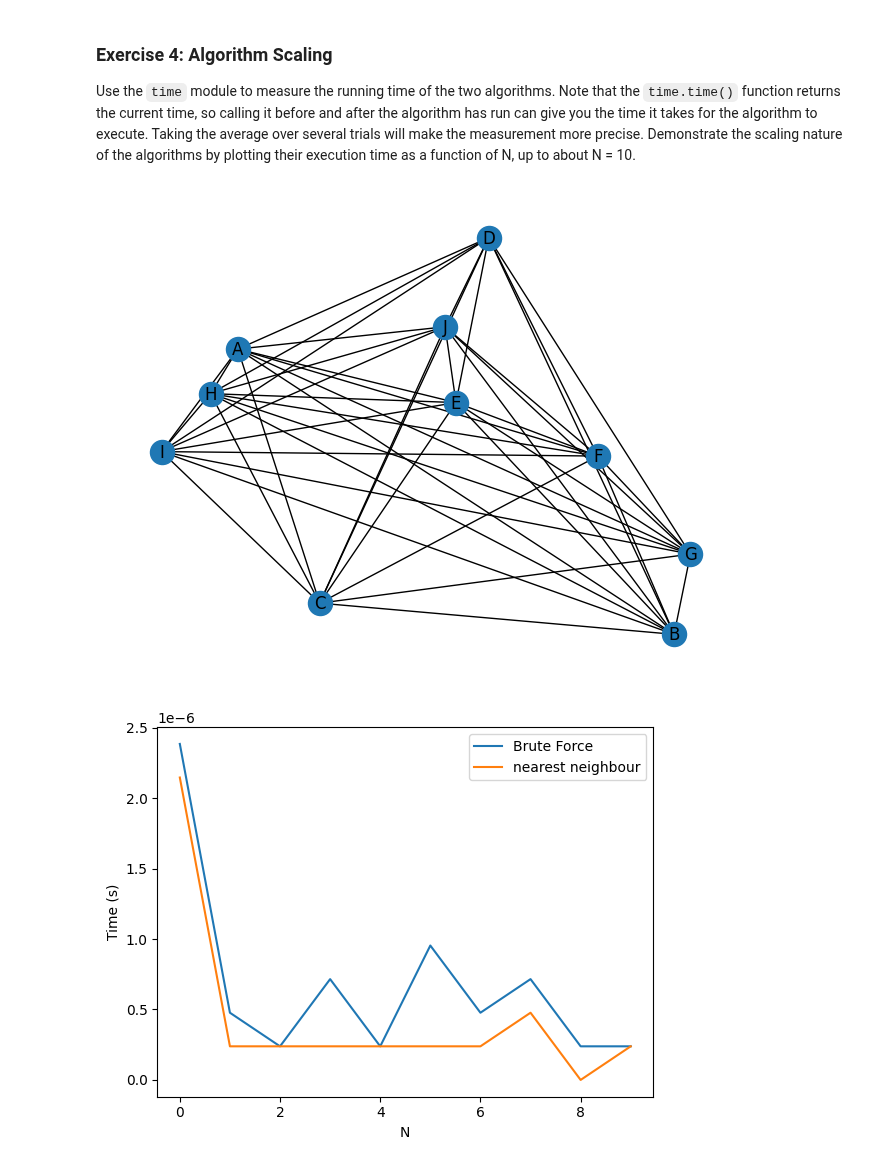
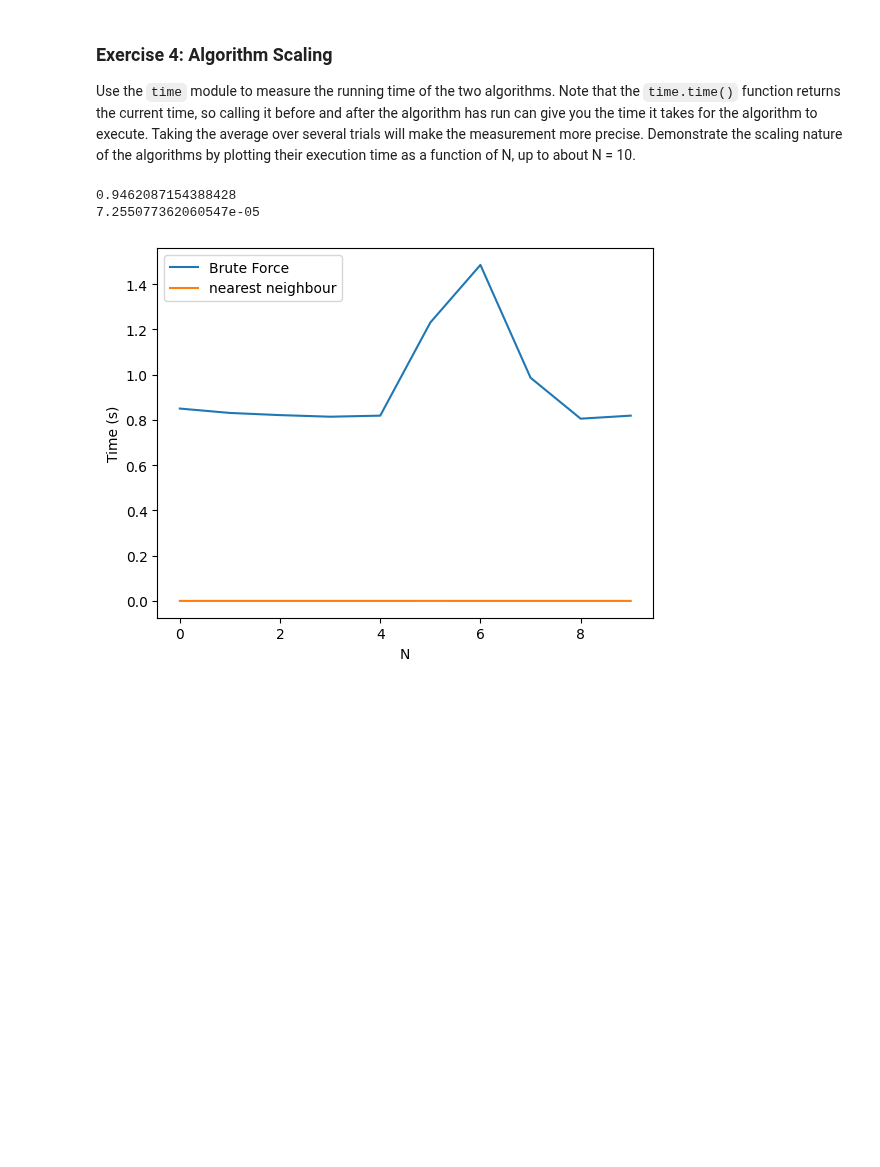
Before and after one commit to MarlaS02/comp215, a Jupyter notebook: labs/lab05_scaling.ipynb, the cells around one changed output. Drawn from its saved outputs; the diff is of its cells as text; code cells hidden in the pictures; blank space fills up the shorter version.

```diff
--- a/labs/lab05_scaling.ipynb
+++ b/labs/lab05_scaling.ipynb
@@ -39,12 +39,6 @@ def setup_map(N, seed=1):
   city_names = [chr(65 + i) for i in range(N)]
   city_map = dict(zip(city_names, city_locations))
   return city_map
-
-def graph_map(city_map):
-  ''' graph the map of cities using networkx'''
-  G = nx.Graph()
-  G.add_nodes_from(city_map)
-  nx.draw(G, city_map, with_labels=True)
 
 def distance(city1, city2, city_map):
   ''' Returns the distance between two cities on a map'''
@@ -60,21 +54,21 @@ def calculate_distances(city_map):
           if city1 != city2:
               # this will have duplicate distances (A,B) and (B,A)
               # these duplicates make the algorithm implememntation simpler
-              calculated_distance = distance(city1, city2, city_map)
-              distances[(city1, city2)] = calculated_distance
+              distances[(city1, city2)] = distance(city1, city2, city_map)
+  return distances
+
+def graph_map(city_map, distances):
   G = nx.Graph()
   G.add_nodes_from(city_map)
   G.add_edges_from(distances)
-  nx.draw(G, city_map, with_labels=True)
-  return distances
+  nx.draw(G, city_map, with_labels = True)
 # %%
 # test our setup functions
 city_map = setup_map(10)
 print(f'City Map: {city_map}')
 distances = calculate_distances(city_map)
 print(f'Distances between cities: {distances}')
-graph_map(city_map)
-city_map_2 = setup_map(4)
+graph = graph_map(city_map, distances)
 # %% [output]
 City Map: {'A': (17, 72), 'B': (97, 8), 'C': (32, 15), 'D': (63, 97), 'E': (57, 60), 'F': (83, 48), 'G': (100, 26), 'H': (12, 62), 'I': (3, 49), 'J': (55, 77)}
 Distances between cities: {('A', 'B'): 102.4, ('A', 'C'): 58.9, ('A', 'D'): 52.4, ('A', 'E'): 41.8, ('A', 'F'): 70.2, ('A', 'G'): 94.9, ('A', 'H'): 11.2, ('A', 'I'): 26.9, ('A', 'J'): 38.3, ('B', 'A') ...
@@ -242,36 +234,34 @@ Use the networkx module to create directed graphs of the routes (brute force and
 Use the `time` module to measure the running time of the two algorithms.  Note that the `time.time()` function returns the current time, so calling it before and after the algorithm has run can give you the time it takes for the algorithm to execute.  Taking the average over several trials will make the measurement more precise.  Demonstrate the scaling nature of the algorithms by plotting their execution time as a function of N, up to about N = 10.
 # %%
 # Ex 4: your code here
+time_brute_force = []
+time_nearest_neighbour = []
 
-def Timetrial(city_map, distances):
-   time_brute_force = []
-   time_nearest_neighbour = []
+for i in range(10):
+  start_time = time.time()
+  BruteForce()
+  end_time = time.time()
+  time_brute_force.append(end_time - start_time)
 
-   for i in range(10):
-     start_time = time.time()
-     Bruteforce(city_map, distances)
-     end_time = time.time()
-     time_brute_force.append(end_time - start_time)
+  start_time = time.time()
+  NearestNeighbor()
+  end_time = time.time()
+  time_nearest_neighbour.append(end_time - start_time)
 
-     start_time = time.time()
-     Nearest_neighbor(city_map, distances)
-     end_time = time.time()
-     time_nearest_neighbour.append(end_time - start_time)
+average_brute_force = sum(time_brute_force)/len(time_brute_force)
+average_nearest_neighbour = sum(time_nearest_neighbour)/len(time_nearest_neighbour)
 
-   average_brute_force = sum(time_brute_force)/len(time_brute_force)
-   average_nearest_neighbour = sum(time_nearest_neighbour)/len(time_nearest_neighbour)
+print(average_brute_force)
+print(average_nearest_neighbour)
 
-   plt.figure()
-   plt.plot(range(10), time_brute_force, label = "Brute Force")
-   plt.plot(range(10), time_nearest_neighbour, label = "nearest neighbour")
-   plt.xlabel("N")
-   plt.ylabel("Time (s)")
-   plt.legend()
-   plt.show()
-
-city_map2 = setup_map(10)
-distances2 = calculate_distances(city_map2)
-Timetrial(city_map2, distances2)
+plt.figure()
+plt.plot(range(10), time_brute_force, label = "Brute Force")
+plt.plot(range(10), time_nearest_neighbour, label = "nearest neighbour")
+plt.xlabel("N")
+plt.ylabel("Time (s)")
+plt.legend()
+plt.show()
 # %% [output]
+0.9462087154388428
+7.255077362060547e-05
-[figure, old version]
+[figure, new version]
-[figure, removed]
```
Also changed, not shown: parts of 6 cells of this notebook.
